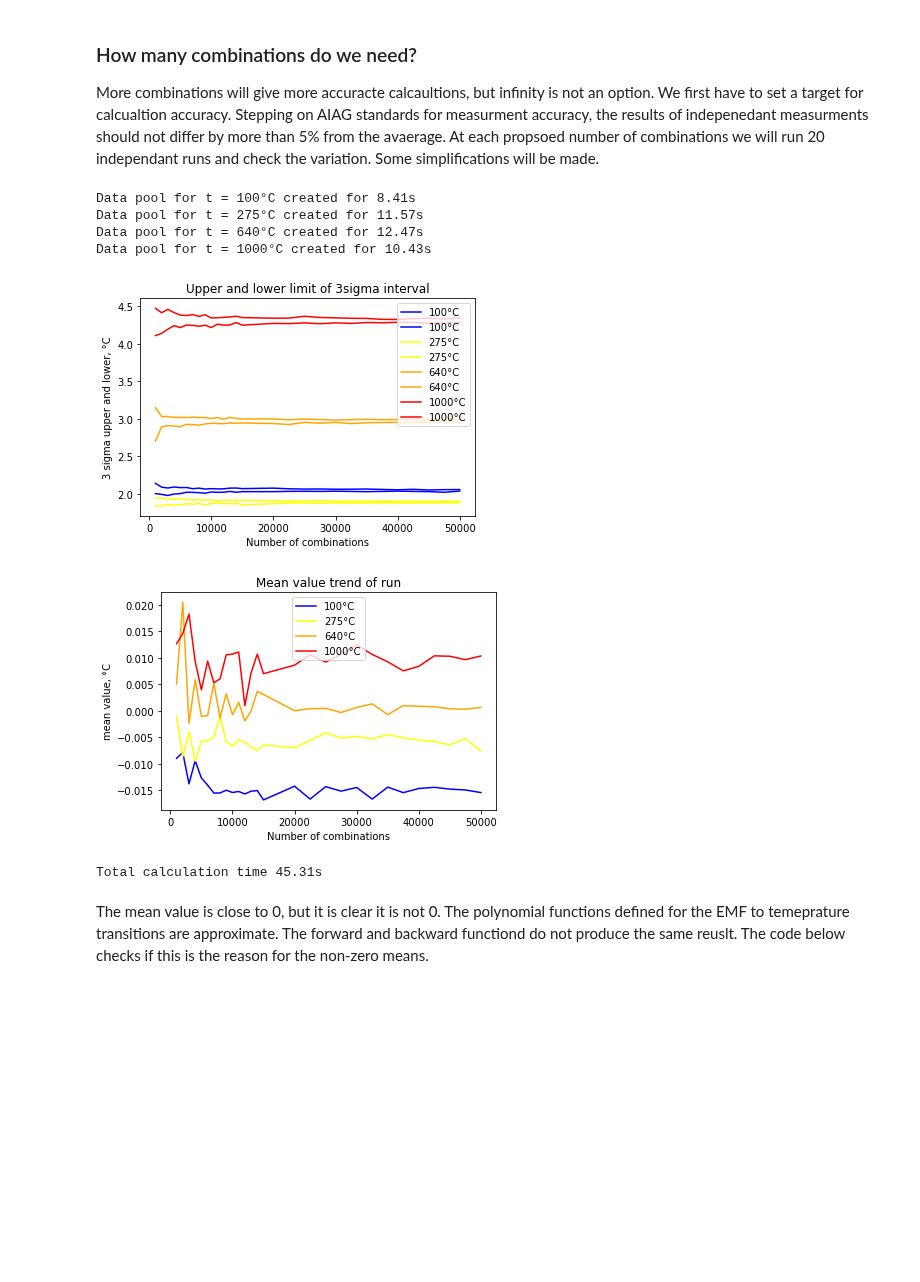
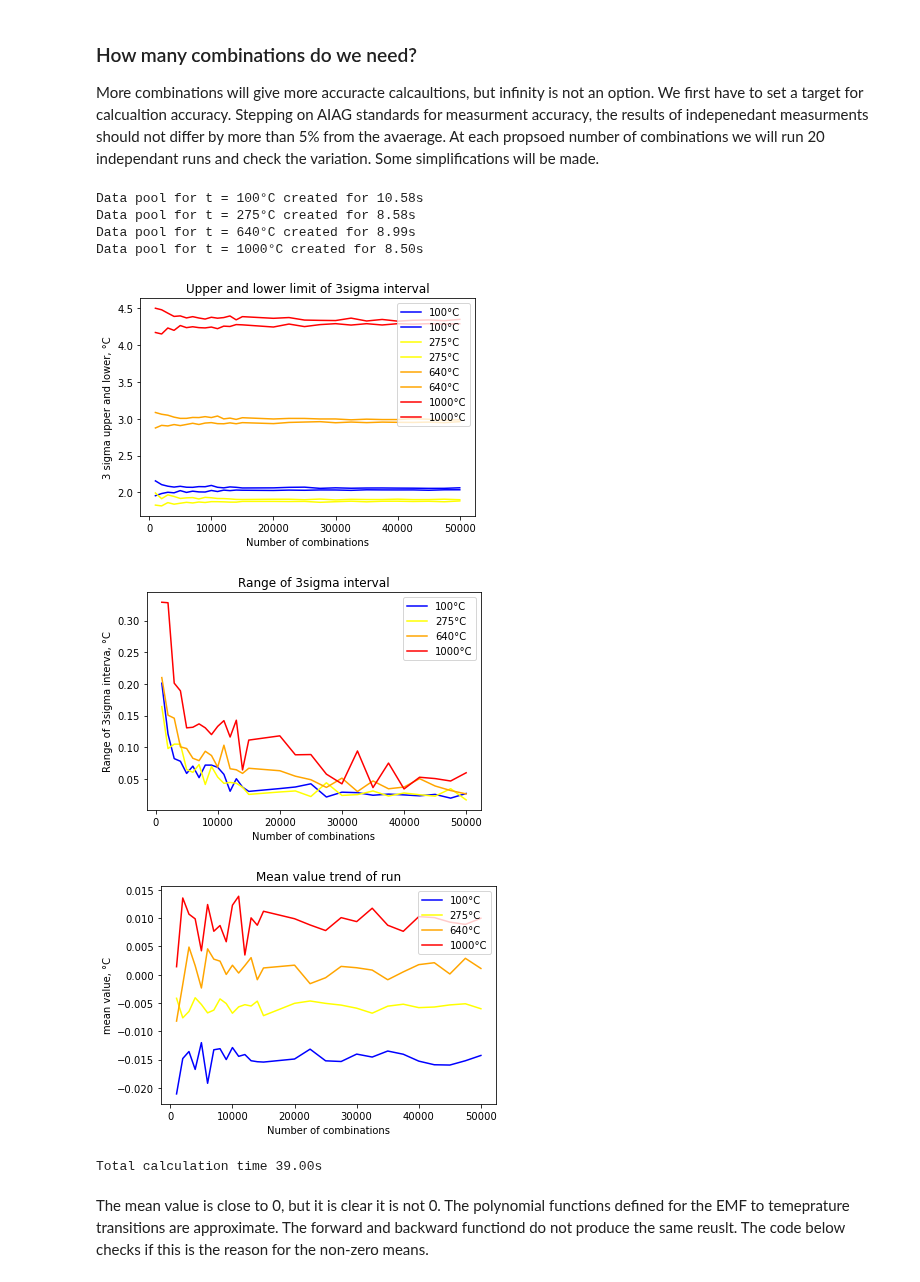
Before and after one commit to Chehlarov/Math-for-devs, a Jupyter notebook: 99 - TC project/N-type thermocouple accuracy calculation using Monte Carlo.ipynb, the cells around one changed output. Drawn from its saved outputs; the diff is of its cells as text; code cells hidden in the pictures; blank space fills up the shorter version.

```diff
--- a/99 - TC project/N-type thermocouple accuracy calculation using Monte Carlo.ipynb
+++ b/99 - TC project/N-type thermocouple accuracy calculation using Monte Carlo.ipynb
@@ -86,7 +86,7 @@ def get_temperature_from_emf(emf):
     elif 20.613 <= emf <= 47.513:
         return np.polynomial.polynomial.polyval(emf, coeff3)
     elif -3.99 <= emf < 0:
-        return poly1(emf)
+        return np.polynomial.polynomial.polyval(emf, coeff1)
     else:
         raise ValueError(f"EMF value of {emf}mV is outside specified range!")
 
@@ -173,6 +173,9 @@ It will be assumed the temperature of the weld between the leads and wires is at
 The temperature of the cold junction will be assumed 25°C. This value is below 275°C and the added error will be ±1.1°C.
 # %%
 def generate_monte_carlo(t, t_weld = None, t_cold_junction = None, number_of_combos = None, model='E230'):
+    """
+    The function generates an array of accuracy deviations.
+    """
 #     start_time = time.time()
     if t_weld is None:
         t_weld = np.minimum(0.3 * t, 260)
@@ -301,40 +304,51 @@ def measurment_accuracy_mc():
         plt.plot(x, plot_upper_limit[t], color = cmap[i], label=f"{t}°C")
         plt.plot(x, plot_lower_limit[t], color = cmap[i], label=f"{t}°C")
 #     plt.axhline(5, color = "green", label="5% limit")
     plt.title("Upper and lower limit of 3sigma interval")
     plt.xlabel("Number of combinations")
     plt.ylabel("3 sigma upper and lower, °C")
     plt.legend(loc="upper right")
     plt.show()
 
+    for i, t in enumerate(temperatures):
+        y = np.array(plot_upper_limit[t]) - np.array(plot_lower_limit[t])
+        plt.plot(x, y, color = cmap[i], label=f"{t}°C")
+#     plt.axhline(5, color = "green", label="5% limit")
+    plt.title("Range of 3sigma interval")
+    plt.xlabel("Number of combinations")
+    plt.ylabel("Range of 3sigma interva, °C")
+    plt.legend(loc="upper right")
+    plt.show()
+
 #     for i, t in enumerate(temperatures):
 #         plt.plot(x, plot_std[t], color = cmap[i], label=f"{t}°C")
 #     plt.axhline(5, color = "green", label="5% limit")
 #     plt.title("Stdev error range (max-min)")
 #     plt.xlabel("Number of combinations")
 #     plt.ylabel("Stdev error range, °C")
 #     plt.legend(loc="upper right")
 #     plt.show()
 
     for i, t in enumerate(temperatures):
         plt.plot(x, plot_mean[t], color = cmap[i], label=f"{t}°C")
     plt.title("Mean value trend of run")
     plt.xlabel("Number of combinations")
     plt.ylabel("mean value, °C")
     plt.legend()
     plt.show()
     t_end = time.time()
     print(f"Total calculation time {t_end-t_start:.2f}s")
 
 measurment_accuracy_mc()
 # %% [output]
-Data pool for t = 100°C created for 8.41s
-Data pool for t = 275°C created for 11.57s
-Data pool for t = 640°C created for 12.47s
-Data pool for t = 1000°C created for 10.43s
+Data pool for t = 100°C created for 10.58s
+Data pool for t = 275°C created for 8.58s
+Data pool for t = 640°C created for 8.99s
+Data pool for t = 1000°C created for 8.50s
-[figure, old version]
+[figure, new version]
-[figure, old version]
+[figure, new version]
+[figure, added]
-Total calculation time 45.31s
+Total calculation time 39.00s
 # %% [markdown]
 The mean value is close to 0, but it is clear it is not 0. The polynomial functions defined for the EMF to temeprature transitions are approximate. The forward and backward functiond do not produce the same reuslt. The code below checks if this is the reason for the non-zero means.
 # %%
```
Also changed, not shown: parts of 15 cells of this notebook.
